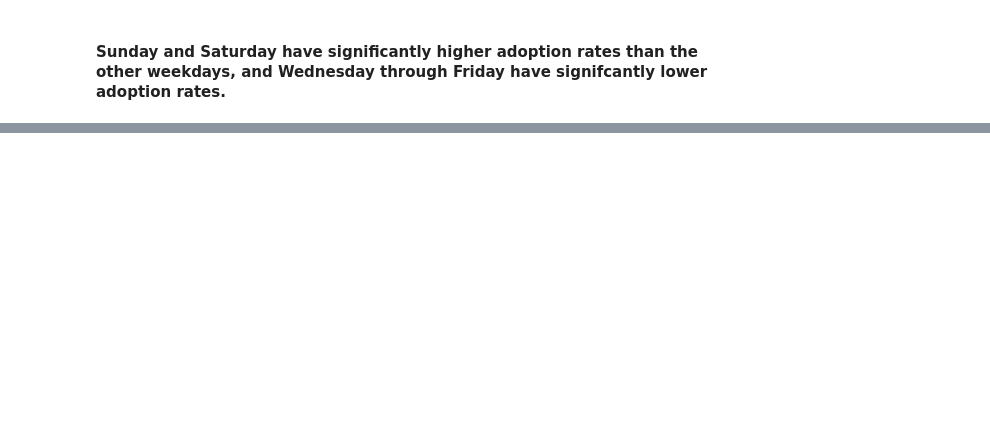
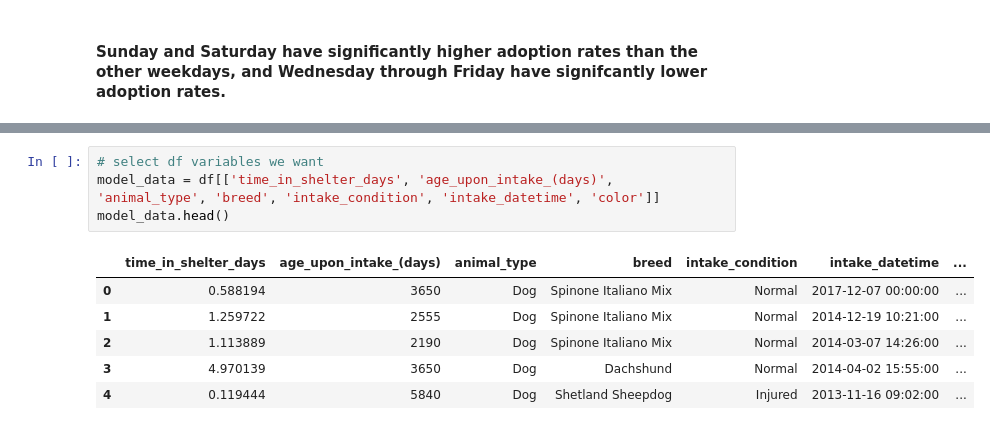
Before and after one commit to krritz/Animal-Shelter-Exploratory-Analysis, a Jupyter notebook: Animal Shelter Analysis.ipynb, the cells around one changed output, grey strips where cells are left out. Drawn from its saved outputs; the diff is of its cells as text; blank space fills up the shorter version.

```diff
--- a/Animal Shelter Analysis.ipynb
+++ b/Animal Shelter Analysis.ipynb
@@ -1498,0 +1581,11 @@ weekday_bootstrap
+# %%
+# select df variables we want
+model_data = df[['time_in_shelter_days', 'age_upon_intake_(days)', 'animal_type', 'breed', 'intake_condition', 'intake_datetime', 'color']]
+model_data.head()
+# %% [output]
+|  | time_in_shelter_days | age_upon_intake_(days) | animal_type | breed | intake_condition | intake_datetime | ... |
+| 0 | 0.588194 | 3650 | Dog | Spinone Italiano Mix | Normal | 2017-12-07 00:00:00 | ... |
+| 1 | 1.259722 | 2555 | Dog | Spinone Italiano Mix | Normal | 2014-12-19 10:21:00 | ... |
+| 2 | 1.113889 | 2190 | Dog | Spinone Italiano Mix | Normal | 2014-03-07 14:26:00 | ... |
+| 3 | 4.970139 | 3650 | Dog | Dachshund | Normal | 2014-04-02 15:55:00 | ... |
+| 4 | 0.119444 | 5840 | Dog | Shetland Sheepdog | Injured | 2013-11-16 09:02:00 | ... |
```
Also changed, not shown: parts of 54 cells of this notebook.
